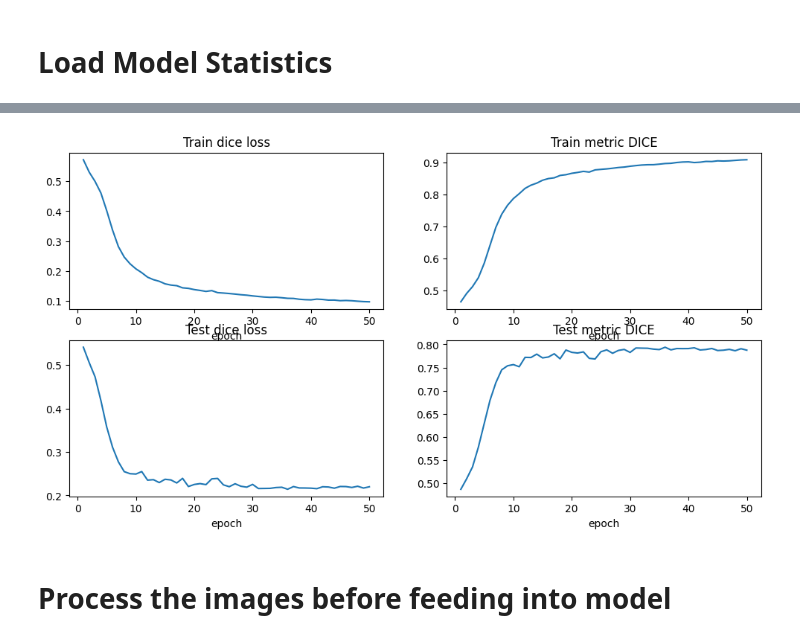
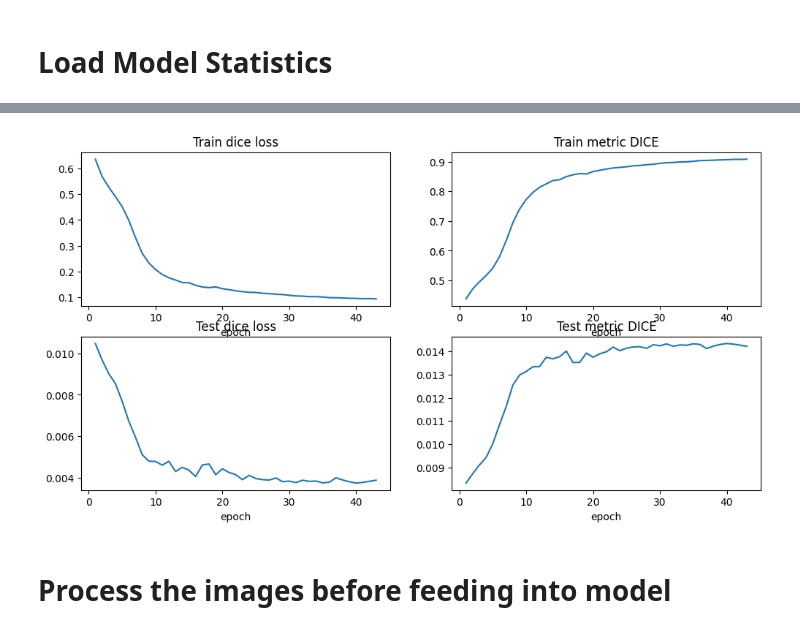
Before and after one commit to RJi86/PankVision-3D, a Jupyter notebook: test.ipynb, the cells around one changed output, grey strips where cells are left out. Saved outputs shown, nothing was run; the diff lists cells and outputs as text; code cells hidden in the pictures.

Commit message:
New Model

```diff
--- a/test.ipynb
+++ b/test.ipynb
@@ -40,6 +51,6 @@ Mounted at /content/drive
 # %%
-in_dir = '/content/drive/MyDrive/Machine-Learning-Biomedicine/Pancreatic-Cancer/model2-007/dataset-007/Data_Train_Test'
-model_dir = '/content/drive/MyDrive/Machine-Learning-Biomedicine/Pancreatic-Cancer/results/model-007/v5'
+in_dir = '/content/drive/MyDrive/Machine-Learning-Biomedicine/PankVision-3D/dataset/dataset-007/Data_Train_Test'
+model_dir = '/content/drive/MyDrive/Machine-Learning-Biomedicine/PankVision-3D/results/dataset-007/v7'
 # models: version 2 (dropout0.2-200epochs)
 # version 4 (enhanced_preprocess) best model thus far
 # v5 performed decently but overfit at 36 epochs
@@ -49,38 +60,38 @@ train_metric = np.load(os.path.join(model_dir, 'metric_train.npy'))
 test_loss = np.load(os.path.join(model_dir, 'loss_test.npy'))
 test_metric = np.load(os.path.join(model_dir, 'metric_test.npy'))
 # %%
-plt.figure("Results 25 june", (12, 6))
+plt.figure("Results 25 August", (12, 6))
 plt.subplot(2, 2, 1)
 plt.title("Train dice loss")
 x = [i + 1 for i in range(len(train_loss))]
 y = train_loss
 plt.xlabel("epoch")
 plt.plot(x, y)
 
 plt.subplot(2, 2, 2)
 plt.title("Train metric DICE")
 x = [i + 1 for i in range(len(train_metric))]
 y = train_metric
 plt.xlabel("epoch")
 plt.plot(x, y)
 
 plt.subplot(2, 2, 3)
 plt.title("Test dice loss")
 x = [i + 1 for i in range(len(test_loss))]
 y = test_loss
 plt.xlabel("epoch")
 plt.plot(x, y)
 
 plt.subplot(2, 2, 4)
 plt.title("Test metric DICE")
 x = [i + 1 for i in range(len(test_metric))]
 y = test_metric
 plt.xlabel("epoch")
 plt.plot(x, y)
 
 plt.show()
 # %% [output]
-[figure, old version]
+[figure, new version]
 # %% [markdown]
 # Process the images before feeding into model
 # %% [markdown]
```
Also changed, not shown: parts of 10 cells of this notebook, 3 other files.
